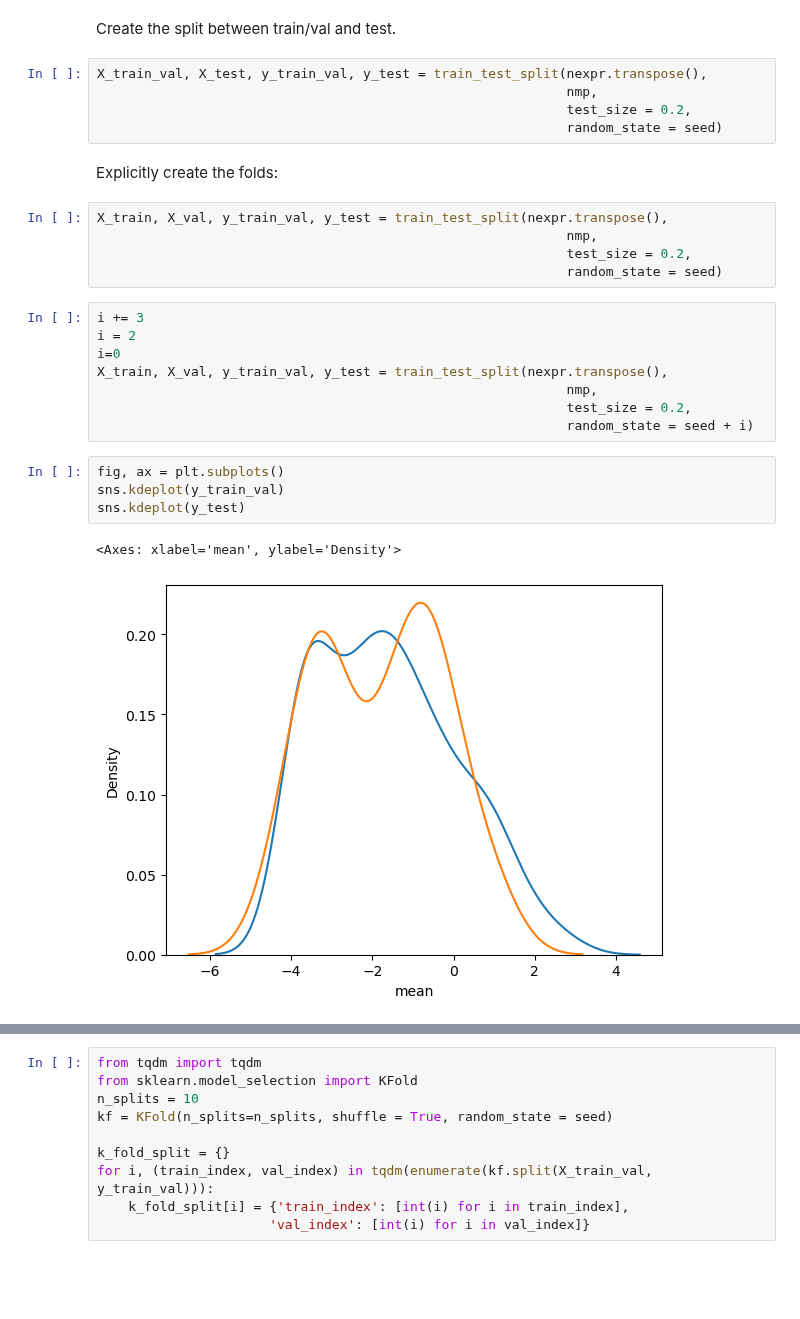
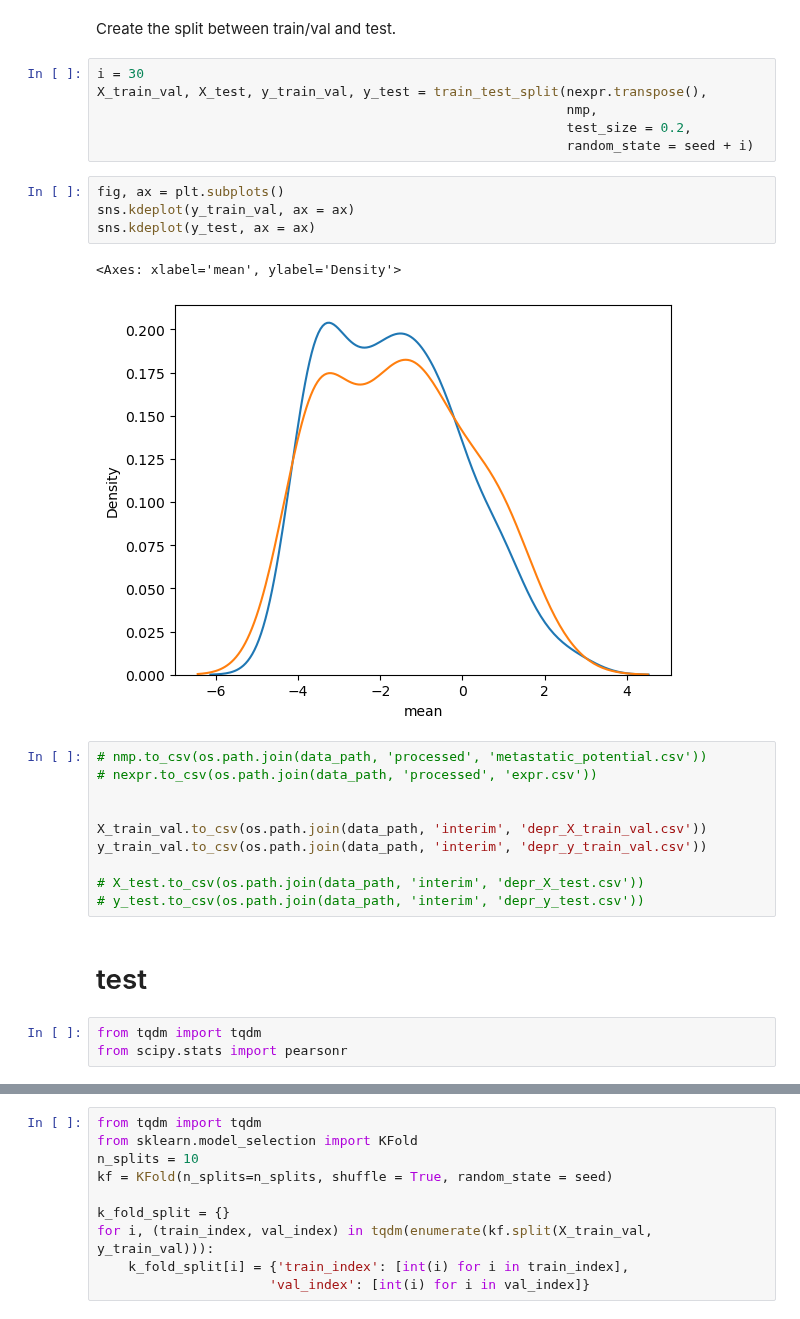
Before and after one commit to hmbaghdassarian/metastatic_potential, a Jupyter notebook: notebooks/troubleshoot/01_process_data.ipynb, the cells around one changed output, grey strips where cells are left out. Cells and saved outputs as stored; diff of their text form; blank space fills up the shorter version.

```diff
--- a/notebooks/troubleshoot/01_process_data.ipynb
+++ b/notebooks/troubleshoot/01_process_data.ipynb
@@ -177,30 +177,31 @@ for i in trange(nexpr.shape[0]):
     nexpr.iloc[i, :] = (nexpr.iloc[i, :] - nexpr.iloc[i, :].median())/nexpr.iloc[i, :].std() # z-score
 # %% [markdown]
 Create the split between train/val and test.
-# %%
-X_train_val, X_test, y_train_val, y_test = train_test_split(nexpr.transpose(),
-                                                            nmp,
-                                                            test_size = 0.2,
-                                                            random_state = seed)
-# %% [markdown]
-Explicitly create the folds:
-# %%
-X_train, X_val, y_train_val, y_test = train_test_split(nexpr.transpose(),
-                                                            nmp,
-                                                            test_size = 0.2,
-                                                            random_state = seed)
 # %%
-i += 3
-i = 2
-i=0
-X_train, X_val, y_train_val, y_test = train_test_split(nexpr.transpose(),
+i = 30
+X_train_val, X_test, y_train_val, y_test = train_test_split(nexpr.transpose(),
                                                             nmp,
                                                             test_size = 0.2,
                                                             random_state = seed + i)
-# %%
-fig, ax = plt.subplots()
-sns.kdeplot(y_train_val)
-sns.kdeplot(y_test)
-# %% [output]
-<Axes: xlabel='mean', ylabel='Density'>
-[figure, removed]
+# %%
+fig, ax = plt.subplots()
+sns.kdeplot(y_train_val, ax = ax)
+sns.kdeplot(y_test, ax = ax)
+# %% [output]
+<Axes: xlabel='mean', ylabel='Density'>
+[figure, added]
+# %%
+# nmp.to_csv(os.path.join(data_path, 'processed', 'metastatic_potential.csv'))
+# nexpr.to_csv(os.path.join(data_path, 'processed', 'expr.csv'))
+
+
+X_train_val.to_csv(os.path.join(data_path, 'interim', 'depr_X_train_val.csv'))
+y_train_val.to_csv(os.path.join(data_path, 'interim', 'depr_y_train_val.csv'))
+
+# X_test.to_csv(os.path.join(data_path, 'interim', 'depr_X_test.csv'))
+# y_test.to_csv(os.path.join(data_path, 'interim', 'depr_y_test.csv'))
+# %% [markdown]
+# test
+# %%
+from tqdm import tqdm
+from scipy.stats import pearsonr
```
Also changed, not shown: parts of 4 cells of this notebook, 7 other files.
